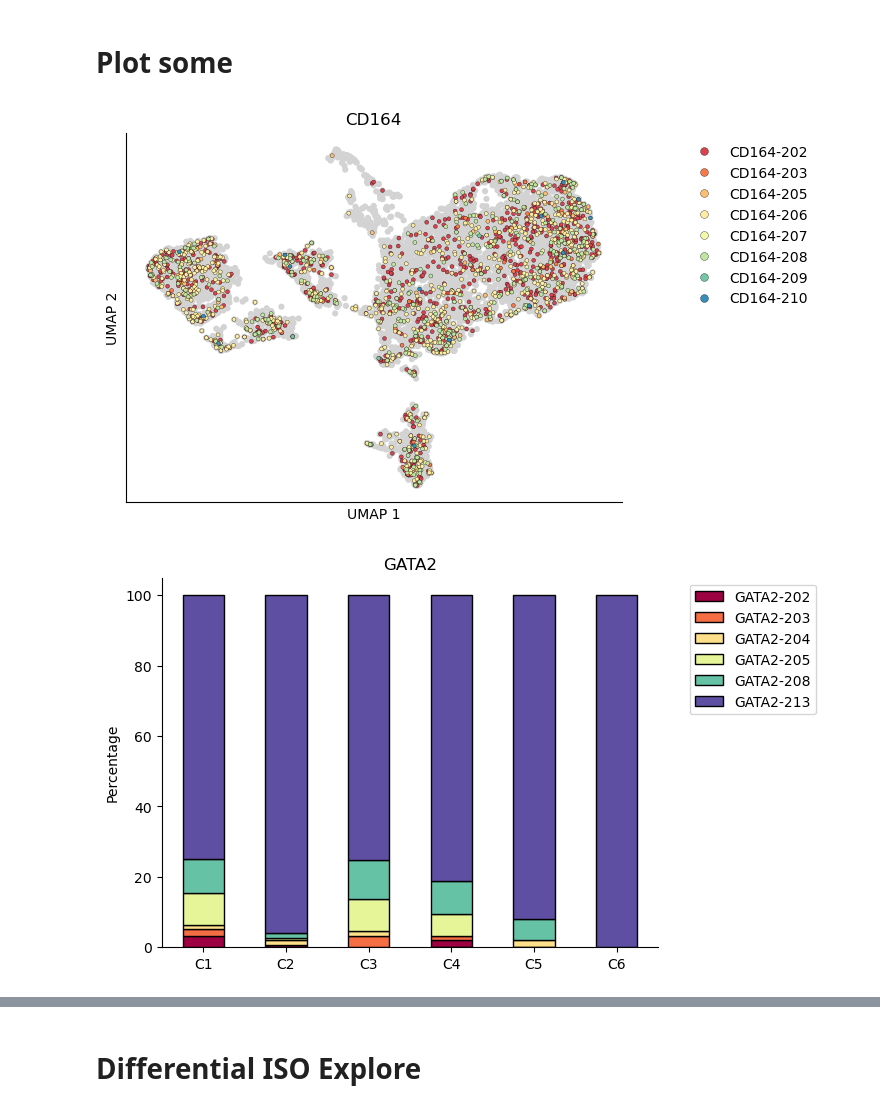
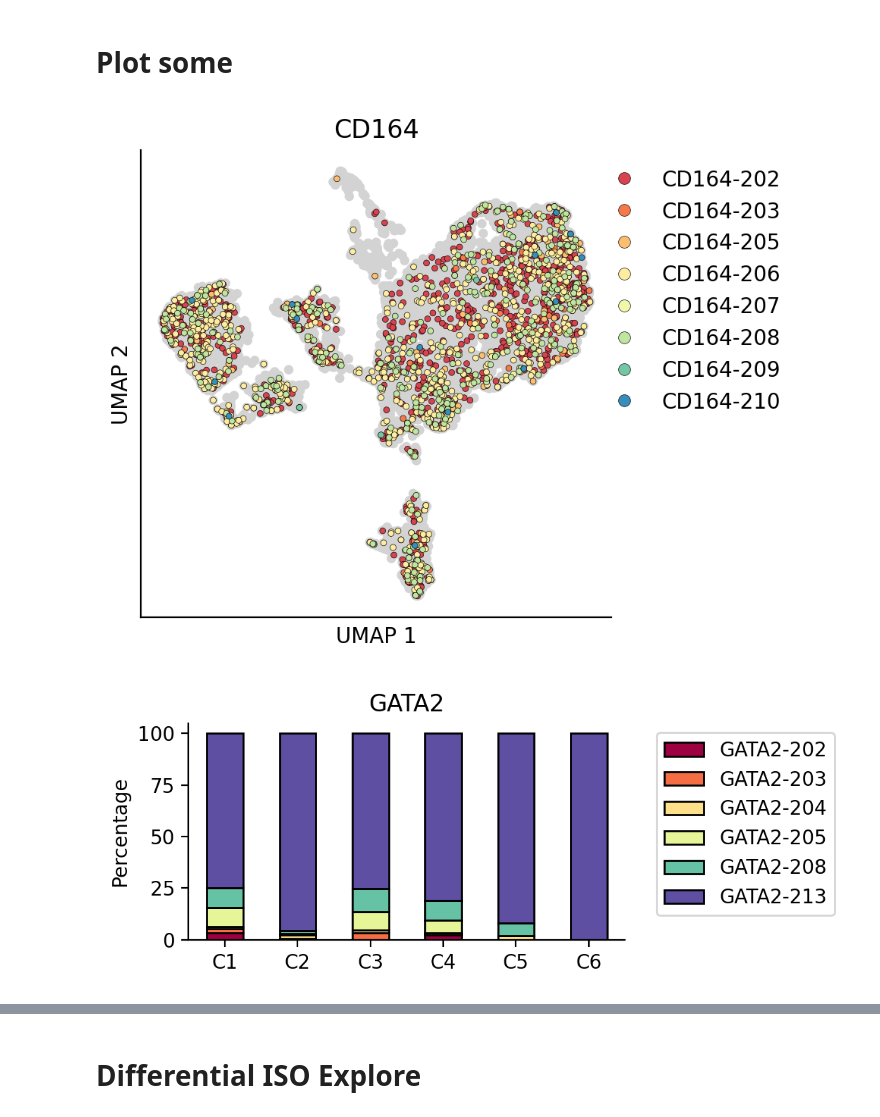
Before and after one commit to CooperStansbury/ONT-single-cell, a Jupyter notebook: notebooks/FIGURE_5_SINGLE_CELL.ipynb, the cells around one changed output, grey strips where cells are left out. Drawn from its saved outputs; the diff is of its cells as text; code cells hidden in the pictures.

```diff
--- a/notebooks/FIGURE_5_SINGLE_CELL.ipynb
+++ b/notebooks/FIGURE_5_SINGLE_CELL.ipynb
@@ -86,34 +89,36 @@ def plot_isoform_umap(adata, df, query, size=15, palette='Spectral'):
         x='UMAP 1',
         y='UMAP 2',
         hue='transcript_name',
         ec='k',
         s=size / 2.5,
         palette=palette,
     )
 
     plt.xticks([])
     plt.yticks([])
 
     plt.ylabel('UMAP 2')
     plt.xlabel('UMAP 1')
 
     sns.despine()
 
     plt.title(query)
     plt.gca().set_aspect('auto')
 
     sns.move_legend(
         plt.gca(),
         loc='upper right',
         title="",
         frameon=False,
         bbox_to_anchor=(1.4, 1),
         markerscale=2,
     )
 
+plt.rcParams['figure.dpi'] = 200
+plt.rcParams['figure.figsize'] = 4, 4
 plot_isoform_umap(adata, df, query='CD164', size=20)
 # %% [output]
-[figure, old version]
+[figure, new version]
 # %%
 def plot_cluster_expression(adata, df, query, palette='Spectral'):
     """
@@ -162,9 +167,11 @@ def plot_cluster_expression(adata, df, query, palette='Spectral'):
         loc='upper left')
 
 
+plt.rcParams['figure.dpi'] = 200
+plt.rcParams['figure.figsize'] = 4, 2
 plot_cluster_expression(adata, df, query='GATA2', palette='Spectral')
 # %% [output]
-[figure, old version]
+[figure, new version]
 # %%
 gene_list = [
     'GATA2', 'RUNX1', 'CD34', 'IL7R', 'RORA', 'FOS','MLLT3','MGST1',
```
Also changed, not shown: parts of 19 cells of this notebook.
